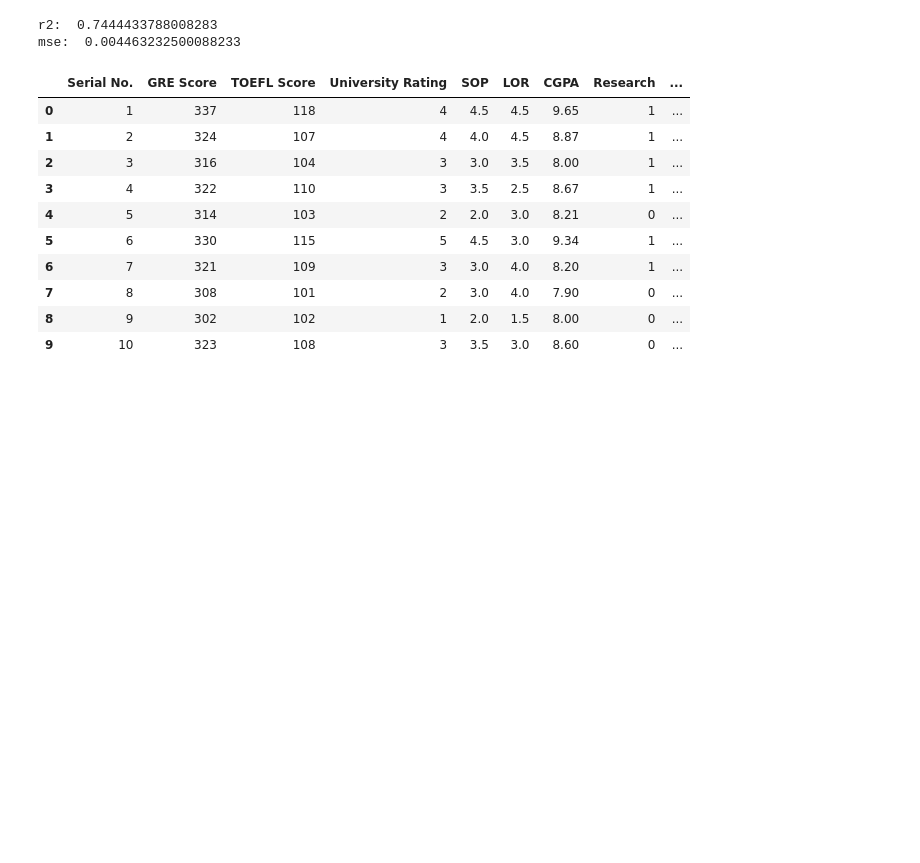
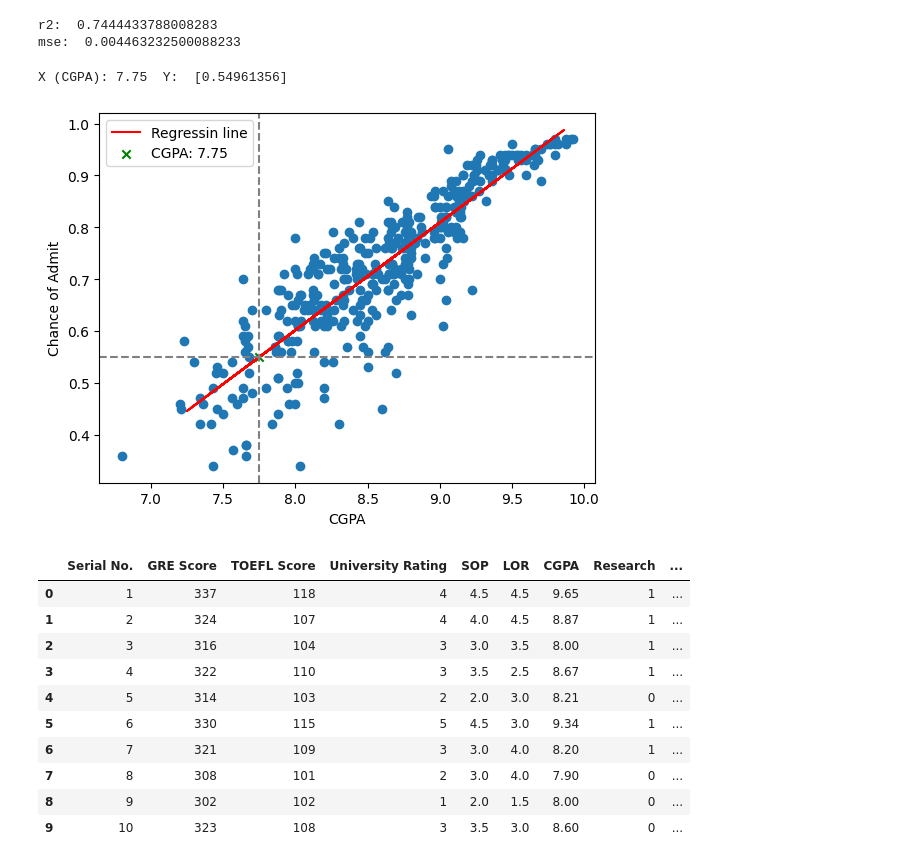
Before and after one commit to zuhurouf/ML-Foundation, a Jupyter notebook: Supervised-Machine-Learning/Linear-Regression/py/UnivariateMultivariate-linear-regression.ipynb, the cells around one changed output. Drawn from its saved outputs; the diff is of its cells as text; code cells hidden in the pictures; blank space fills up the shorter version.

Commit message:
Renamed the file and implemented the vidual representation of simple linear regression after training and testing

```diff
--- a/Supervised-Machine-Learning/Linear-Regression/py/Univariate-linear-regression.ipynb
+++ b/Supervised-Machine-Learning/Linear-Regression/py/UnivariateMultivariate-linear-regression.ipynb
@@ -85,6 +85,21 @@ print('mse: ', mean_squared_error(y_test, y_pred))
 # %% [output]
 r2:  0.7444433788008283
 mse:  0.004463232500088233
+# %%
+y_op = lnr_reg.predict([[7.75]])
+print('X (CGPA): 7.75  Y: ', y_op)
+plt.scatter(x_train, y_train)
+plt.plot(x_test, y_pred, color = 'r', label = 'Regressin line')
+plt.scatter(7.75, y_op[0], color = 'g', marker = 'x', label = 'CGPA: 7.75')
+plt.axhline(y = y_op, color = 'gray', linestyle = '--')
+plt.axvline(x = 7.75, color = 'gray', linestyle = '--')
+plt.xlabel('CGPA')
+plt.ylabel('Chance of Admit')
+plt.legend()
+plt.show()
+# %% [output]
+X (CGPA): 7.75  Y:  [0.54961356]
+[figure, added]
 # %%
 ### Multiple linear regression ###
 df.head(10)
```
